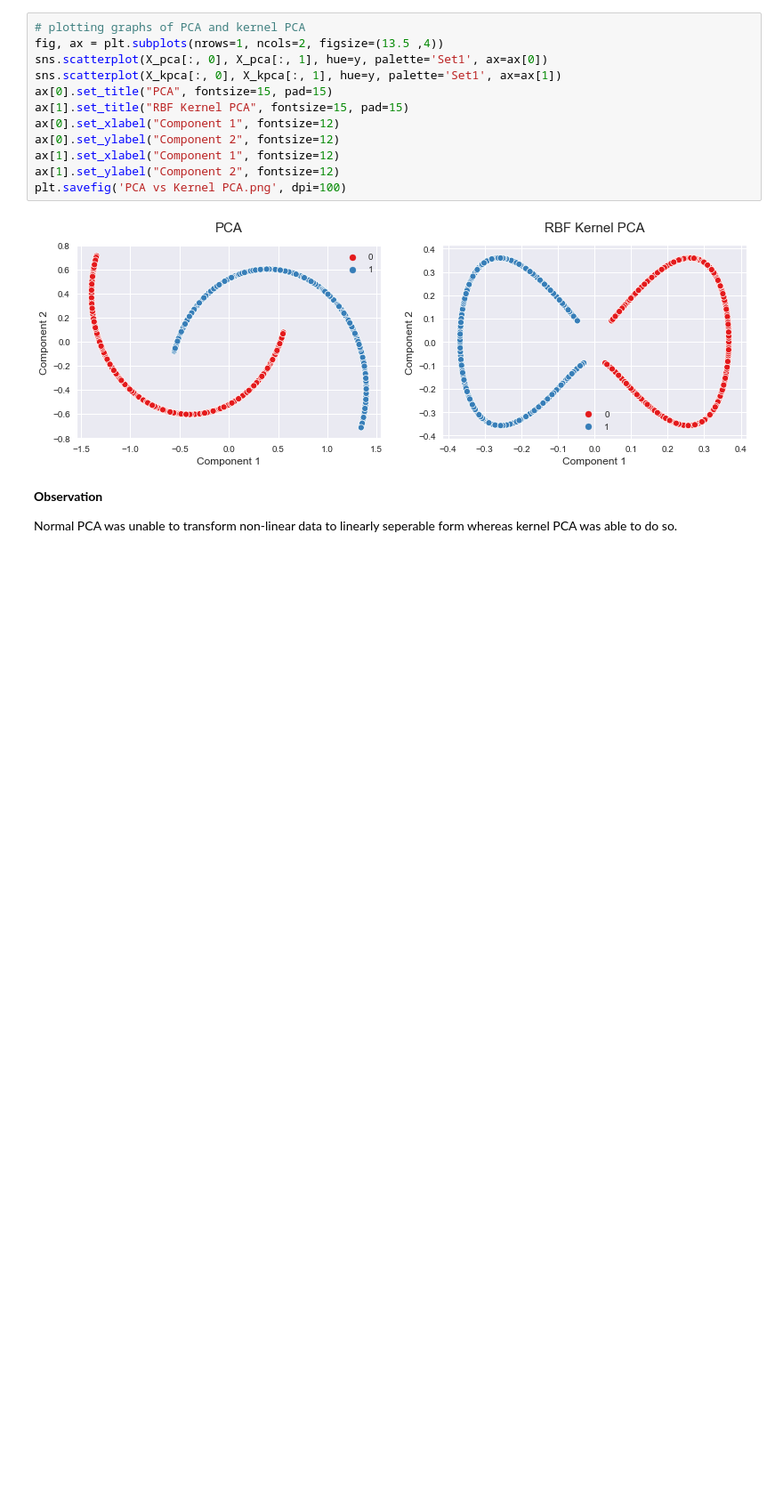
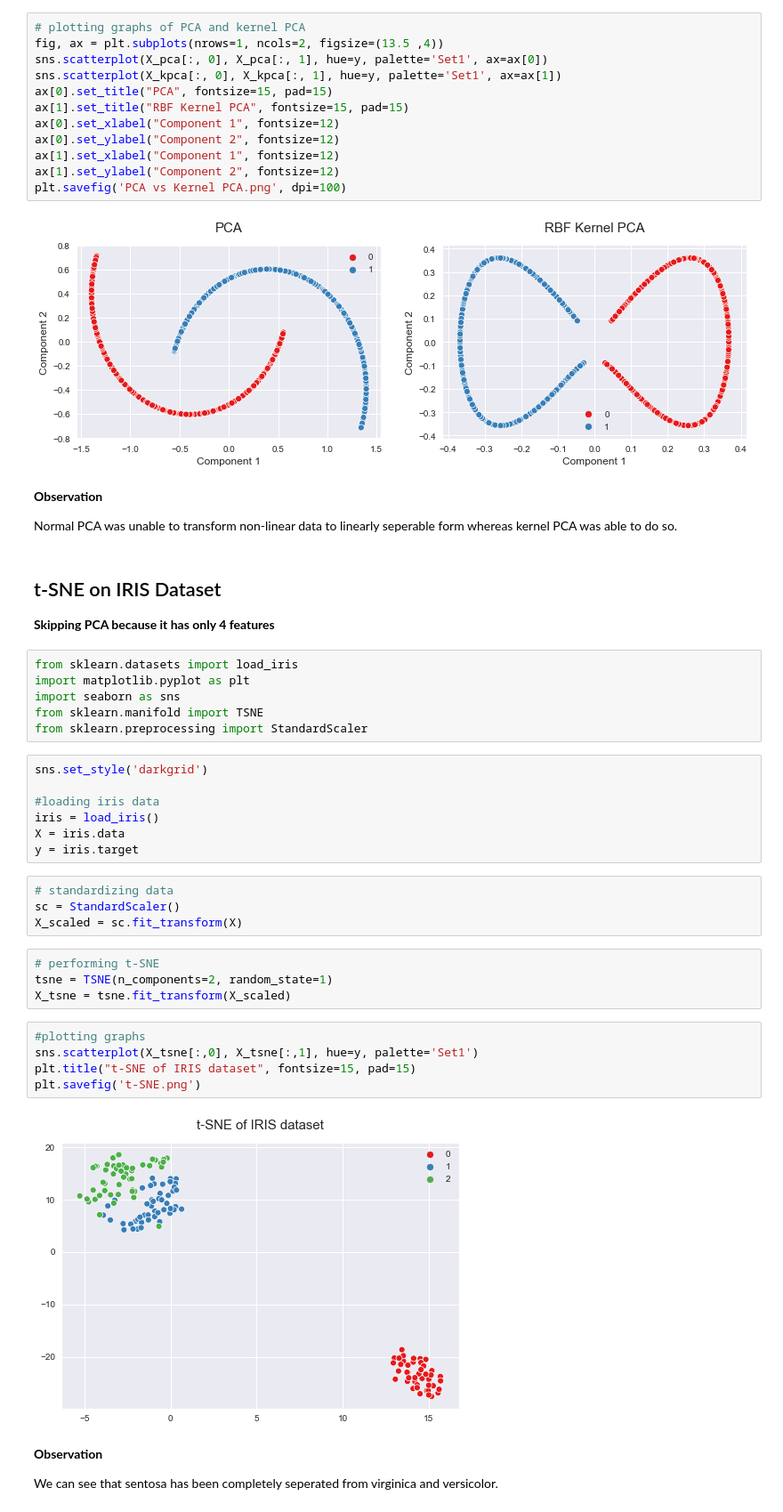
Before and after one commit to rishavk1102/Dimensionality-Reduction-Algorithms, a Jupyter notebook: Dimensionality Reduction Algorithms.ipynb, the cells around one changed output. Shown: that part at 89% size. Drawn from its saved outputs; the diff is of its cells as text; blank space fills up the shorter version.

Commit message:
t-SNE on IRIS Dataset done

```diff
--- a/Dimensionality Reduction Algorithms.ipynb
+++ b/Dimensionality Reduction Algorithms.ipynb
@@ -646,3 +646,39 @@ plt.savefig('PCA vs Kernel PCA.png', dpi=100)
 **Observation**
 
 Normal PCA was unable to transform non-linear data to linearly seperable form whereas kernel PCA was able to do so.
+# %% [markdown]
+<h2>t-SNE on IRIS Dataset</h2>
+
+**Skipping PCA because it has only 4 features**
+# %%
+from sklearn.datasets import load_iris
+import matplotlib.pyplot as plt
+import seaborn as sns
+from sklearn.manifold import TSNE
+from sklearn.preprocessing import StandardScaler
+# %%
+sns.set_style('darkgrid')
+
+#loading iris data
+iris = load_iris()
+X = iris.data
+y = iris.target
+# %%
+# standardizing data
+sc = StandardScaler()
+X_scaled = sc.fit_transform(X)
+# %%
+# performing t-SNE
+tsne = TSNE(n_components=2, random_state=1)
+X_tsne = tsne.fit_transform(X_scaled)
+# %%
+#plotting graphs
+sns.scatterplot(X_tsne[:,0], X_tsne[:,1], hue=y, palette='Set1')
+plt.title("t-SNE of IRIS dataset", fontsize=15, pad=15)
+plt.savefig('t-SNE.png')
+# %% [output]
+[figure, added]
+# %% [markdown]
+**Observation**
+
+We can see that sentosa has been completely seperated from virginica and versicolor.
```
Also changed, not shown: 1 other file.
